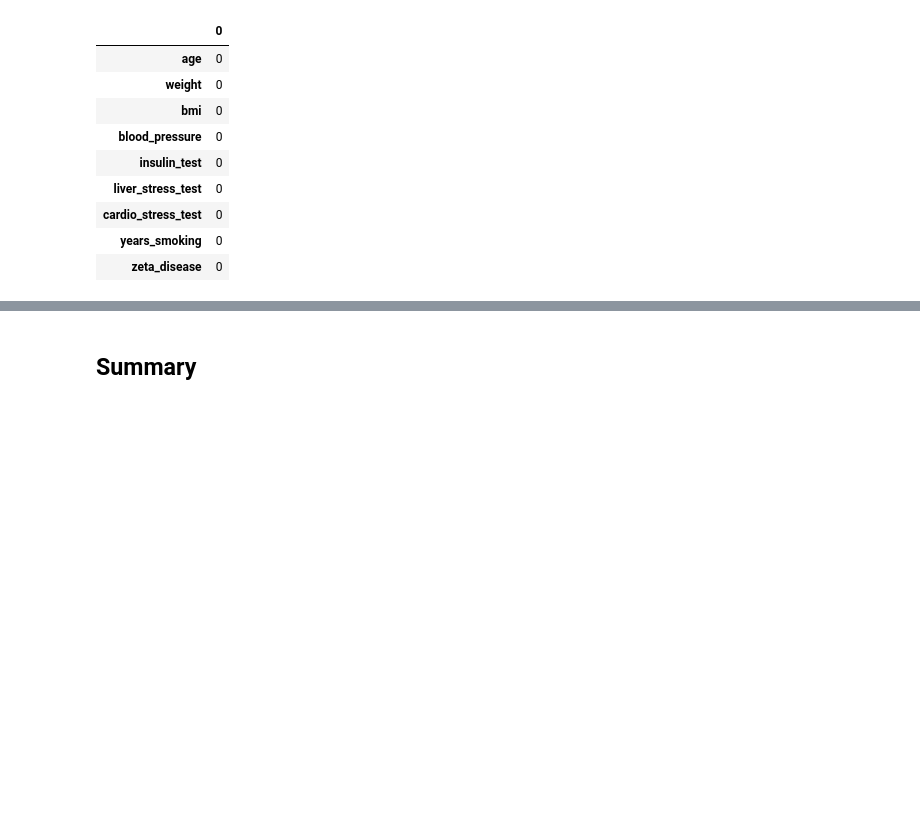
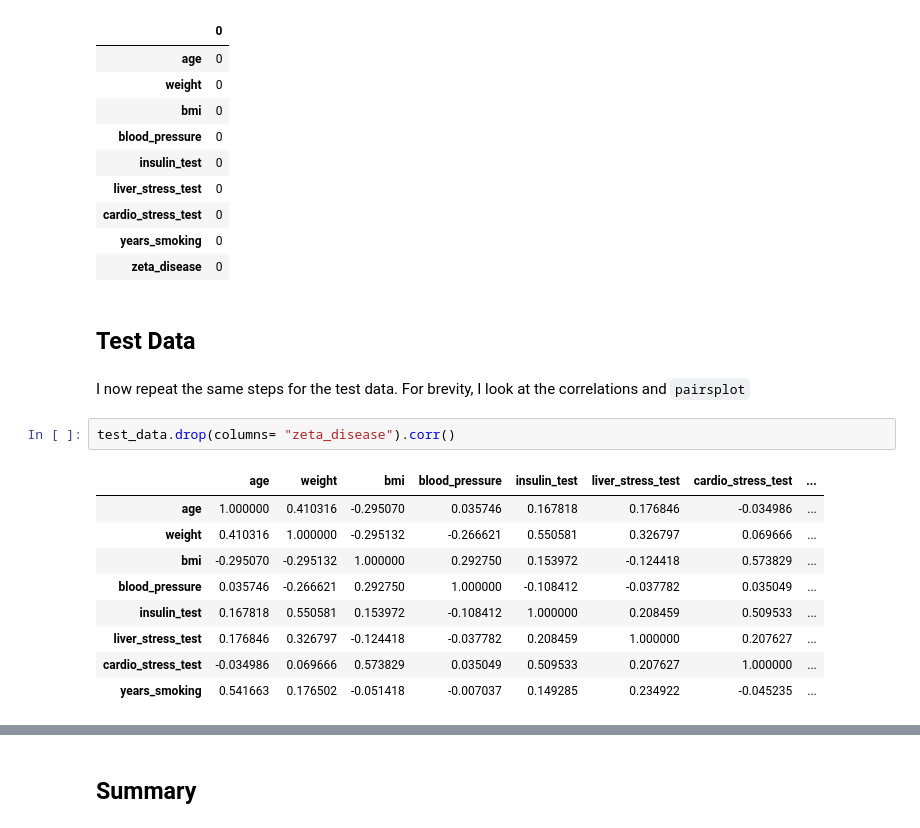
Before and after one commit to donaldRwilliams/notebook, a Jupyter notebook: notebook.ipynb, the cells around one changed output, grey strips where cells are left out. Drawn from its saved outputs; the diff is of its cells as text; blank space fills up the shorter version.

```diff
--- a/notebook.ipynb
+++ b/notebook.ipynb
@@ -156,3 +152,19 @@ pd.DataFrame(training_data.isna().sum())
 | cardio_stress_test | 0 |
 | years_smoking | 0 |
 | zeta_disease | 0 |
+# %% [markdown]
+## Test Data
+# %% [markdown]
+I now repeat the same steps for the test data. For brevity, I look at the correlations and `pairsplot`
+# %%
+test_data.drop(columns= "zeta_disease").corr()
+# %% [output]
+|  | age | weight | bmi | blood_pressure | insulin_test | liver_stress_test | cardio_stress_test | ... |
+| age | 1.000000 | 0.410316 | -0.295070 | 0.035746 | 0.167818 | 0.176846 | -0.034986 | ... |
+| weight | 0.410316 | 1.000000 | -0.295132 | -0.266621 | 0.550581 | 0.326797 | 0.069666 | ... |
+| bmi | -0.295070 | -0.295132 | 1.000000 | 0.292750 | 0.153972 | -0.124418 | 0.573829 | ... |
+| blood_pressure | 0.035746 | -0.266621 | 0.292750 | 1.000000 | -0.108412 | -0.037782 | 0.035049 | ... |
+| insulin_test | 0.167818 | 0.550581 | 0.153972 | -0.108412 | 1.000000 | 0.208459 | 0.509533 | ... |
+| liver_stress_test | 0.176846 | 0.326797 | -0.124418 | -0.037782 | 0.208459 | 1.000000 | 0.207627 | ... |
+| cardio_stress_test | -0.034986 | 0.069666 | 0.573829 | 0.035049 | 0.509533 | 0.207627 | 1.000000 | ... |
+| years_smoking | 0.541663 | 0.176502 | -0.051418 | -0.007037 | 0.149285 | 0.234922 | -0.045235 | ... |
```
Also changed, not shown: parts of 9 cells of this notebook.
